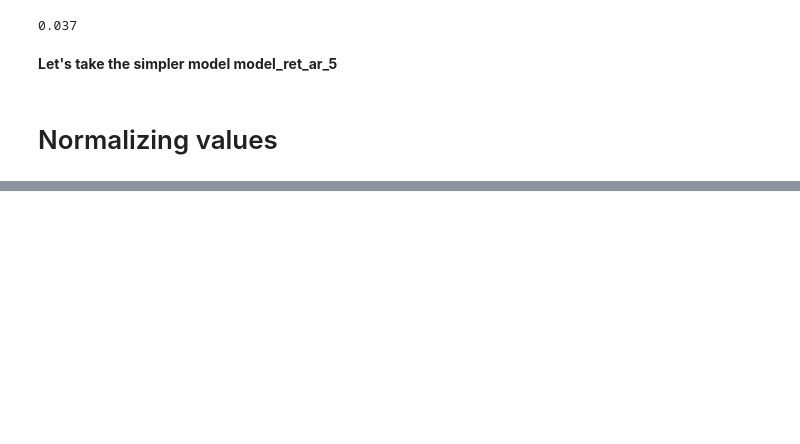
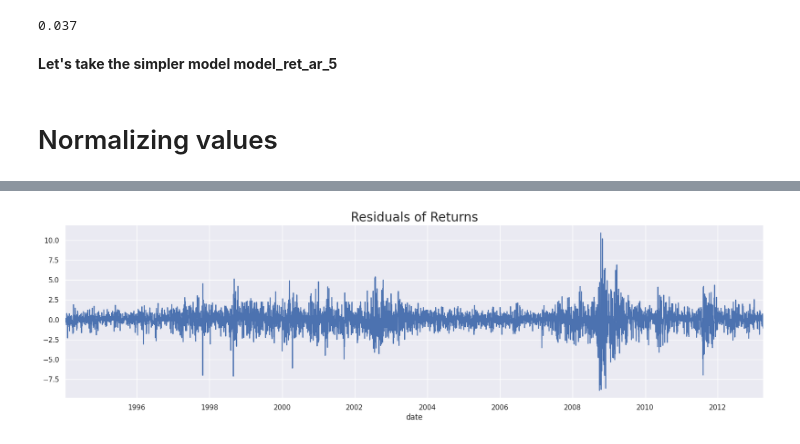
Before and after one commit to azratuni/Financial-Time-Series-Analysis, a Jupyter notebook: financial-time-series-analysis.ipynb, the cells around one changed output, grey strips where cells are left out. Drawn from its saved outputs; the diff is of its cells as text; code cells hidden in the pictures; blank space fills up the shorter version.

```diff
--- a/financial-time-series-analysis.ipynb
+++ b/financial-time-series-analysis.ipynb
@@ -881,0 +955,2 @@ LLR_test(model_ret_ar_5,model_ret_ar_6)
+# %%
+df_train['res_ret'] = results_ret_ar_5.resid
@@ -881,0 +965,6 @@ LLR_test(model_ret_ar_5,model_ret_ar_6)
+# %%
+df_train.res_ret[1:].plot(figsize = (20,5))
+plt.title("Residuals of Returns", size = 20)
+plt.show()
+# %% [output]
+[figure, added]
```
Also changed, not shown: parts of 38 cells of this notebook.
